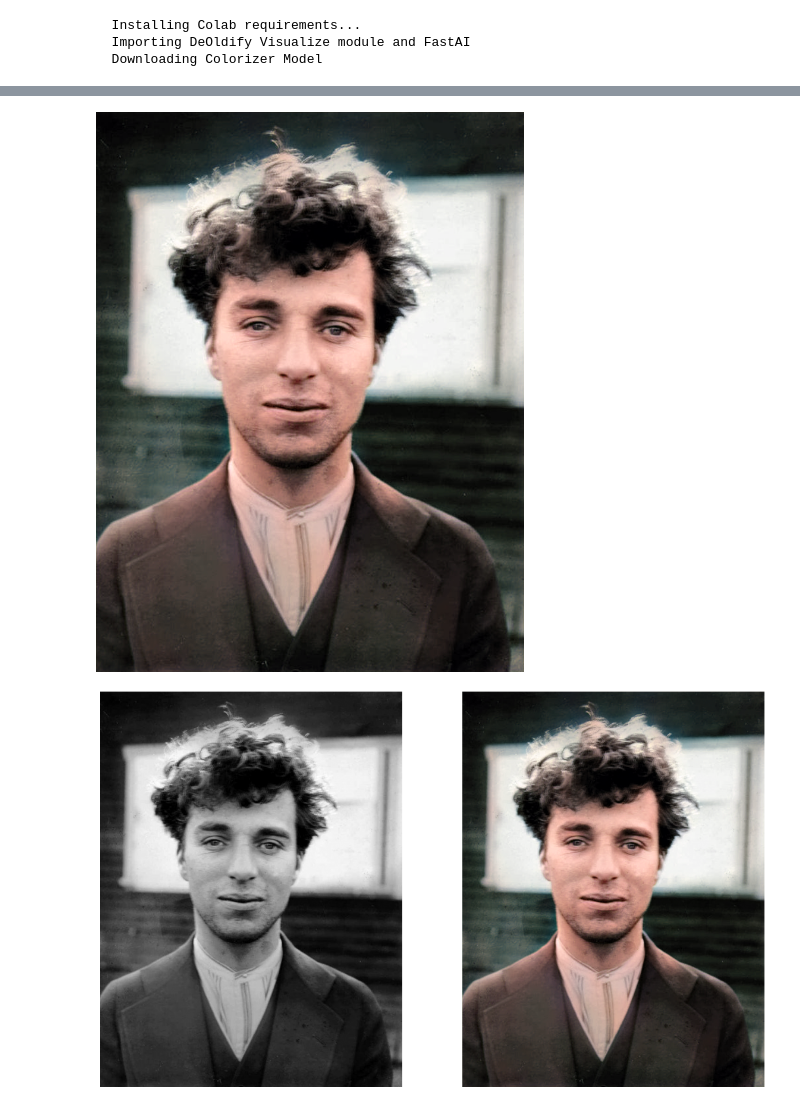
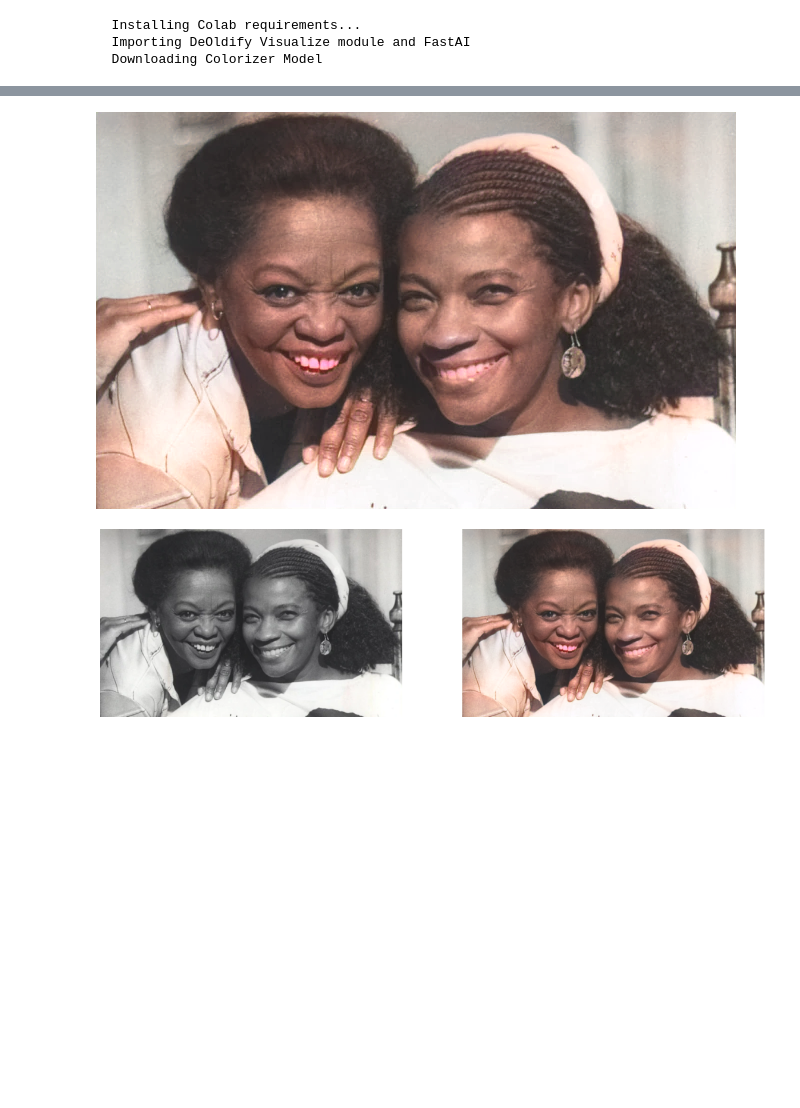
Before and after one commit to lorenacsr/Awari, a Jupyter notebook: _notebooks/2022-05-01-colorize.ipynb, the cells around one changed output, grey strips where cells are left out. Drawn from its saved outputs; the diff is of its cells as text; code cells hidden in the pictures; blank space fills up the shorter version.

```diff
--- a/_notebooks/2022-05-01-colorize.ipynb
+++ b/_notebooks/2022-05-01-colorize.ipynb
@@ -46,7 +46,7 @@ Downloading: "https://download.pytorch.org/models/resnet101-5d3b4d8f.pth" to /ro
 Done!
 # %%
 #hide_input
-deo.colorize('https://awebic.com/wp-content/uploads/2014/04/awebic-fotos-historicas-36.jpg', render_factor=42)
+deo.colorize('https://img.estadao.com.br/thumbs/640/resources/jpg/5/6/1574193381665.jpg', render_factor=42)
 # %% [output]
-[figure, old version]
+[figure, new version]
-[figure, old version]
+[figure, new version]
```
Also changed, not shown: parts of 2 cells of this notebook.
